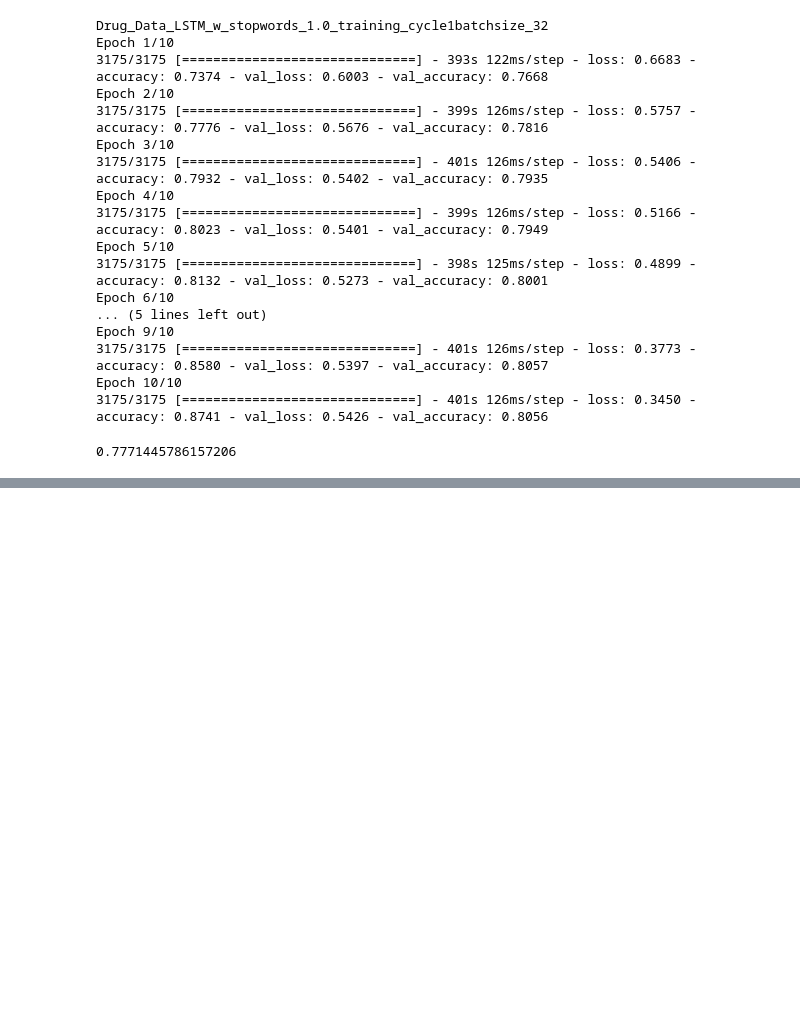
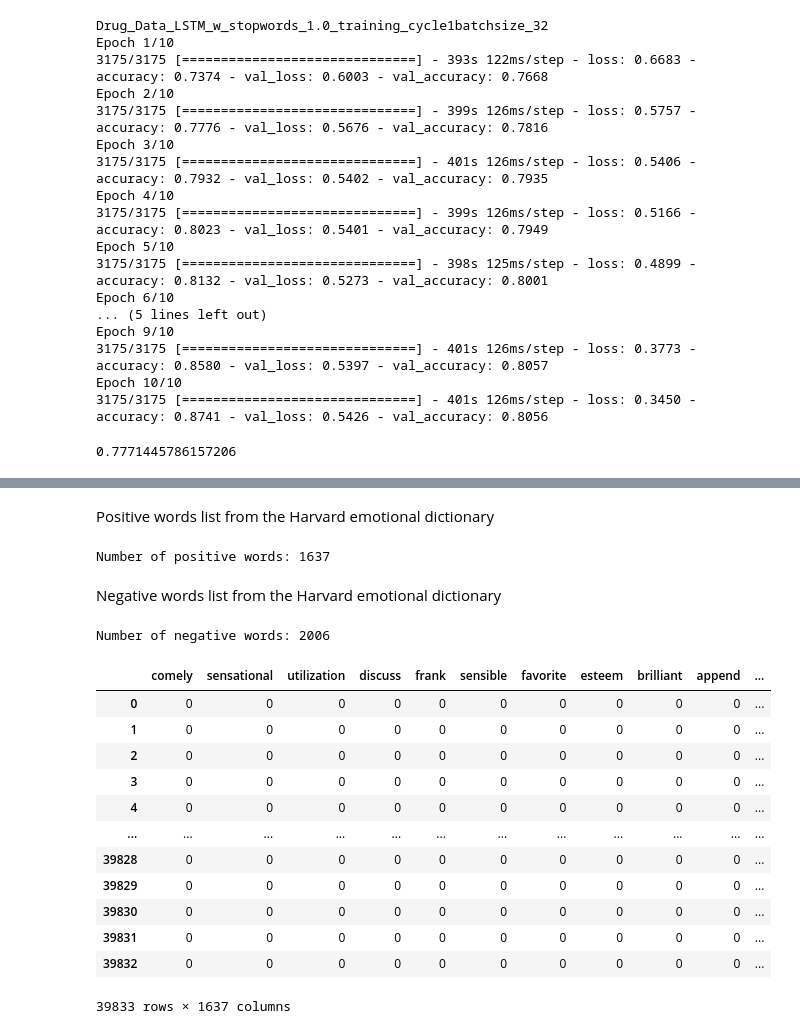
Before and after one commit to harsh-ux/Sentiment-Analysis-of-Drug-Reviews, a Jupyter notebook: Pill_Recommendation.ipynb, the cells around one changed output, grey strips where cells are left out. Saved outputs shown, nothing was run; the diff lists cells and outputs as text; code cells hidden in the pictures; blank space fills up the shorter version.

Commit message:
added Harvard emotional dictionary analysis

```diff
--- a/Pill_Recommendation.ipynb
+++ b/Pill_Recommendation.ipynb
@@ -1259,0 +1264,3 @@ print(accuracy_score(y_test,y_pred_lstm))
+# %%
+harvardDict = pd.read_excel('drive/My Drive/drugsCom_raw/inquirerbasic.xls')
+harvardDict
@@ -1259,0 +1281,62 @@ print(accuracy_score(y_test,y_pred_lstm))
+# %%
+harvardDict["Entry"] = harvardDict["Entry"].astype(str)
+# %% [markdown]
+Positive words list from the Harvard emotional dictionary
+# %%
+positiveWords = []
+for i in range(0,len(harvardDict.Positiv)):
+    if harvardDict.iloc[i,2] == "Positiv":
+        temp = harvardDict.iloc[i,0].lower()
+        temp1 = re.sub('\d+', '', temp)
+        temp2 = re.sub('#', '', temp1)
+        positiveWords.append(temp2)
+
+positiveWords = list(set(positiveWords))
+print("Number of positive words:", len(positiveWords))
+# %% [output]
+Number of positive words: 1637
+# %% [markdown]
+Negative words list from the Harvard emotional dictionary
+# %%
+negativeWords = []
+for i in range(0,len(harvardDict.Positiv)):
+    if (harvardDict.iloc[i,3] == "Negativ"):
+        temp = harvardDict.iloc[i,0].lower()
+        temp1 = re.sub('\d+', '', temp)
+        temp2 = re.sub('#', '', temp1)
+        negativeWords.append(temp2)
+
+negativeWords = list(set(negativeWords))
+print("Number of negative words:", len(negativeWords))
+# %% [output]
+Number of negative words: 2006
+# %%
+vectorizer1 = CountVectorizer(vocabulary = positiveWords)
+content = df_test['review_clean']
+X1 = vectorizer1.fit_transform(content)
+f1 = pd.DataFrame(X1.toarray())
+f1.columns = positiveWords
+df_test["Num Positive Words"] = f1.sum(axis=1)
+
+vectorizer2 = CountVectorizer(vocabulary = negativeWords)
+content = df_test['review_clean']
+X2 = vectorizer2.fit_transform(content)
+f2 = pd.DataFrame(X2.toarray())
+f2.columns = negativeWords
+df_test["Num Negative Words"] = f2.sum(axis=1)
+# %%
+f1
+# %% [output]
+|  | comely | sensational | utilization | discuss | frank | sensible | favorite | esteem | brilliant | append | ... |
+| 0 | 0 | 0 | 0 | 0 | 0 | 0 | 0 | 0 | 0 | 0 | ... |
+| 1 | 0 | 0 | 0 | 0 | 0 | 0 | 0 | 0 | 0 | 0 | ... |
+| 2 | 0 | 0 | 0 | 0 | 0 | 0 | 0 | 0 | 0 | 0 | ... |
+| 3 | 0 | 0 | 0 | 0 | 0 | 0 | 0 | 0 | 0 | 0 | ... |
+| 4 | 0 | 0 | 0 | 0 | 0 | 0 | 0 | 0 | 0 | 0 | ... |
+| ... | ... | ... | ... | ... | ... | ... | ... | ... | ... | ... | ... |
+| 39828 | 0 | 0 | 0 | 0 | 0 | 0 | 0 | 0 | 0 | 0 | ... |
+| 39829 | 0 | 0 | 0 | 0 | 0 | 0 | 0 | 0 | 0 | 0 | ... |
+| 39830 | 0 | 0 | 0 | 0 | 0 | 0 | 0 | 0 | 0 | 0 | ... |
+| 39831 | 0 | 0 | 0 | 0 | 0 | 0 | 0 | 0 | 0 | 0 | ... |
+| 39832 | 0 | 0 | 0 | 0 | 0 | 0 | 0 | 0 | 0 | 0 | ... |
+39833 rows × 1637 columns
```
Also changed, not shown: parts of 7 cells of this notebook.
